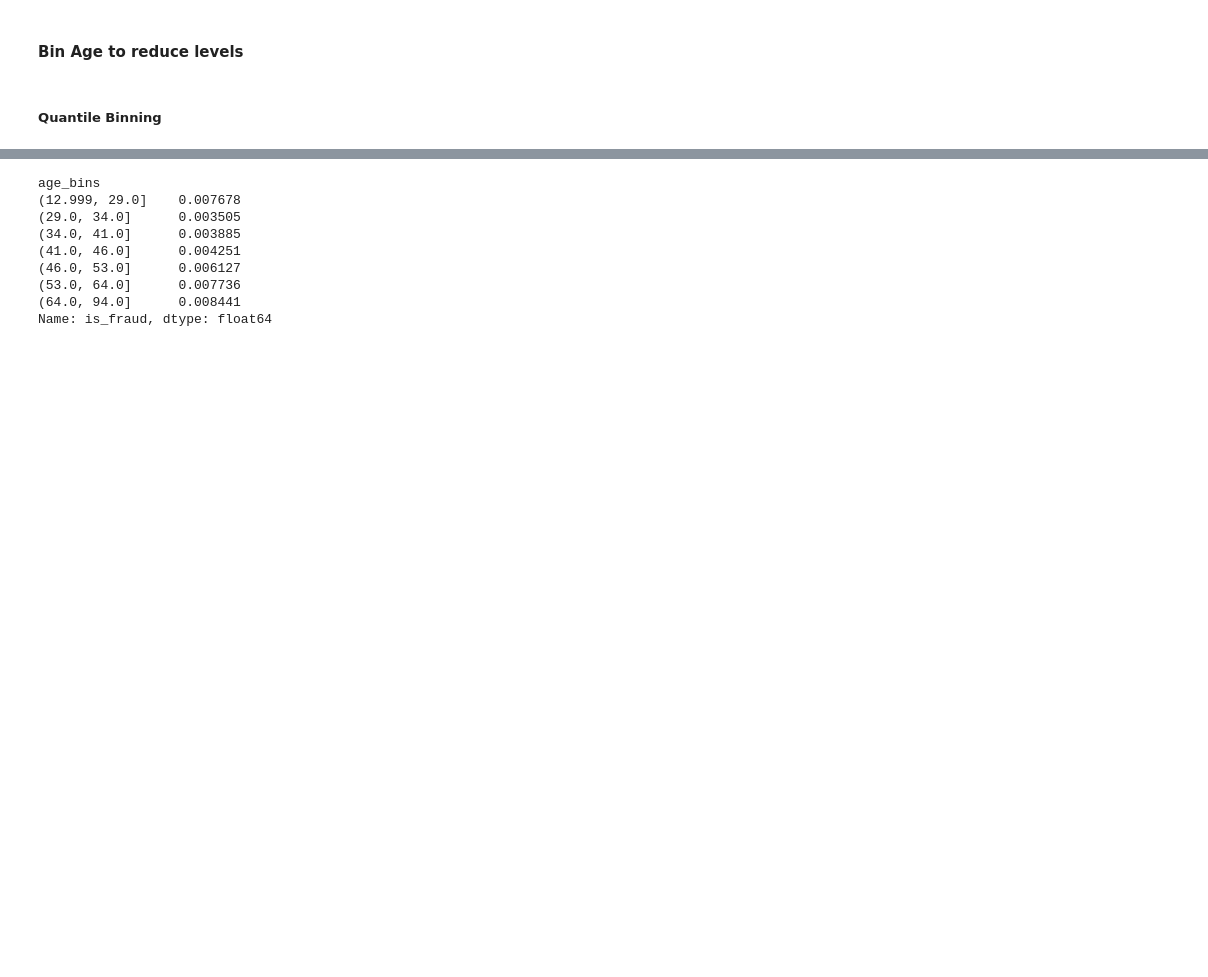
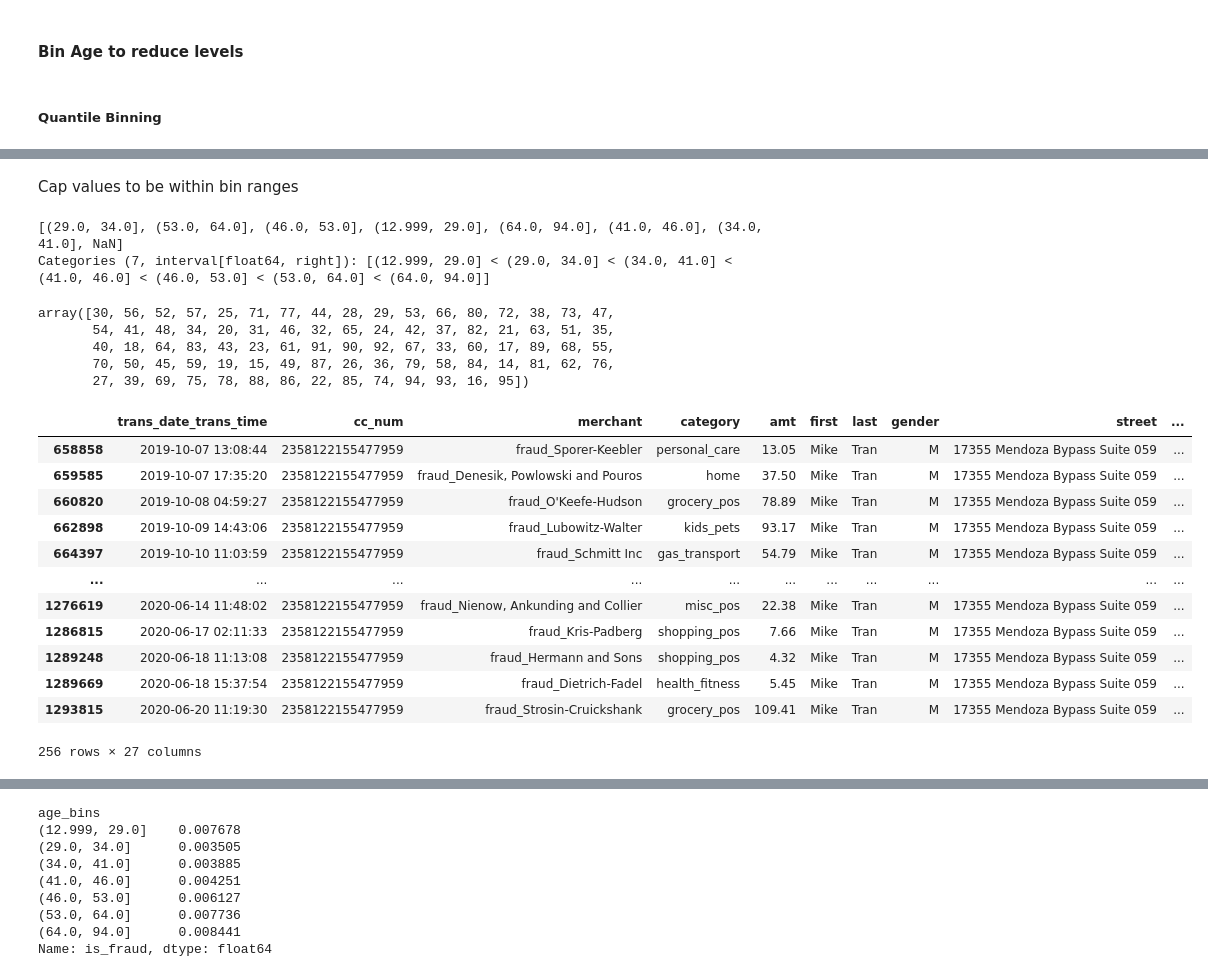
Before and after one commit to anabellafalk/cc_fraud_detection, a Jupyter notebook: data_prep.ipynb, the cells around one changed output, grey strips where cells are left out. Saved outputs shown, nothing was run; the diff lists cells and outputs as text; code cells hidden in the pictures; blank space fills up the shorter version.

```diff
--- a/data_prep.ipynb
+++ b/data_prep.ipynb
@@ -173,8 +173,8 @@ With more data consider binning by median job salary or salary ratio to transact
 # %% [markdown]
 ##### Quantile Binning
 # %%
-dat_tr['age_bins'] = pd.qcut(dat_tr['age_at_trans'].values, 7)
-dat_tr['age_bins']
+dat_tr['age_bin'] = pd.qcut(dat_tr['age_at_trans'].values, 7)
+dat_tr['age_bin']
 # %% [output]
 1            (34.0, 41.0]
 4            (29.0, 34.0]
@@ -192,3 +194,7 @@ Categories (7, interval[float64, right]): [(12.999, 29.0] < (29.0, 34.0] < (34.0
 # %%
-dat_tr['age_bins'].unique()
+lst = []
+for x in dat_tr['age_bin'].unique():
+    lst = lst + [x]
+lst.sort()
+lst
 # %% [output]
@@ -196,0 +208,6 @@ Categories (7, interval[float64, right]): [(12.999, 29.0] < (29.0, 34.0] < (34.0
+# %%
+bins = []
+for x in lst:
+    bins = bins + [x.left]
+bins.append(lst[len(lst)-1].right)
+bins
@@ -196,0 +216,3 @@ Categories (7, interval[float64, right]): [(12.999, 29.0] < (29.0, 34.0] < (34.0
+# %%
+dat_val['age_bin'] = pd.cut(dat_val['age_at_trans'], bins=bins)
+dat_val['age_bin']
@@ -196,0 +233,31 @@ Categories (7, interval[float64, right]): [(12.999, 29.0] < (29.0, 34.0] < (34.0
+# %% [markdown]
+Cap values to be within bin ranges
+# %%
+dat_val['age_bin'].unique()
+# %% [output]
+[(29.0, 34.0], (53.0, 64.0], (46.0, 53.0], (12.999, 29.0], (64.0, 94.0], (41.0, 46.0], (34.0, 41.0], NaN]
+Categories (7, interval[float64, right]): [(12.999, 29.0] < (29.0, 34.0] < (34.0, 41.0] < (41.0, 46.0] < (46.0, 53.0] < (53.0, 64.0] < (64.0, 94.0]]
+# %%
+dat_val['age_at_trans'].unique()
+# %% [output]
+array([30, 56, 52, 57, 25, 71, 77, 44, 28, 29, 53, 66, 80, 72, 38, 73, 47,
+       54, 41, 48, 34, 20, 31, 46, 32, 65, 24, 42, 37, 82, 21, 63, 51, 35,
+       40, 18, 64, 83, 43, 23, 61, 91, 90, 92, 67, 33, 60, 17, 89, 68, 55,
+       70, 50, 45, 59, 19, 15, 49, 87, 26, 36, 79, 58, 84, 14, 81, 62, 76,
+       27, 39, 69, 75, 78, 88, 86, 22, 85, 74, 94, 93, 16, 95])
+# %%
+dat_val[dat_val['age_at_trans'] == 95]
+# %% [output]
+|  | trans_date_trans_time | cc_num | merchant | category | amt | first | last | gender | street | ... |
+| 658858 | 2019-10-07 13:08:44 | 2358122155477959 | fraud_Sporer-Keebler | personal_care | 13.05 | Mike | Tran | M | 17355 Mendoza Bypass Suite 059 | ... |
+| 659585 | 2019-10-07 17:35:20 | 2358122155477959 | fraud_Denesik, Powlowski and Pouros | home | 37.50 | Mike | Tran | M | 17355 Mendoza Bypass Suite 059 | ... |
+| 660820 | 2019-10-08 04:59:27 | 2358122155477959 | fraud_O'Keefe-Hudson | grocery_pos | 78.89 | Mike | Tran | M | 17355 Mendoza Bypass Suite 059 | ... |
+| 662898 | 2019-10-09 14:43:06 | 2358122155477959 | fraud_Lubowitz-Walter | kids_pets | 93.17 | Mike | Tran | M | 17355 Mendoza Bypass Suite 059 | ... |
+| 664397 | 2019-10-10 11:03:59 | 2358122155477959 | fraud_Schmitt Inc | gas_transport | 54.79 | Mike | Tran | M | 17355 Mendoza Bypass Suite 059 | ... |
+| ... | ... | ... | ... | ... | ... | ... | ... | ... | ... | ... |
+| 1276619 | 2020-06-14 11:48:02 | 2358122155477959 | fraud_Nienow, Ankunding and Collier | misc_pos | 22.38 | Mike | Tran | M | 17355 Mendoza Bypass Suite 059 | ... |
+| 1286815 | 2020-06-17 02:11:33 | 2358122155477959 | fraud_Kris-Padberg | shopping_pos | 7.66 | Mike | Tran | M | 17355 Mendoza Bypass Suite 059 | ... |
+| 1289248 | 2020-06-18 11:13:08 | 2358122155477959 | fraud_Hermann and Sons | shopping_pos | 4.32 | Mike | Tran | M | 17355 Mendoza Bypass Suite 059 | ... |
+| 1289669 | 2020-06-18 15:37:54 | 2358122155477959 | fraud_Dietrich-Fadel | health_fitness | 5.45 | Mike | Tran | M | 17355 Mendoza Bypass Suite 059 | ... |
+| 1293815 | 2020-06-20 11:19:30 | 2358122155477959 | fraud_Strosin-Cruickshank | grocery_pos | 109.41 | Mike | Tran | M | 17355 Mendoza Bypass Suite 059 | ... |
+256 rows × 27 columns
```
Also changed, not shown: parts of 10 cells of this notebook, 2 other files.
